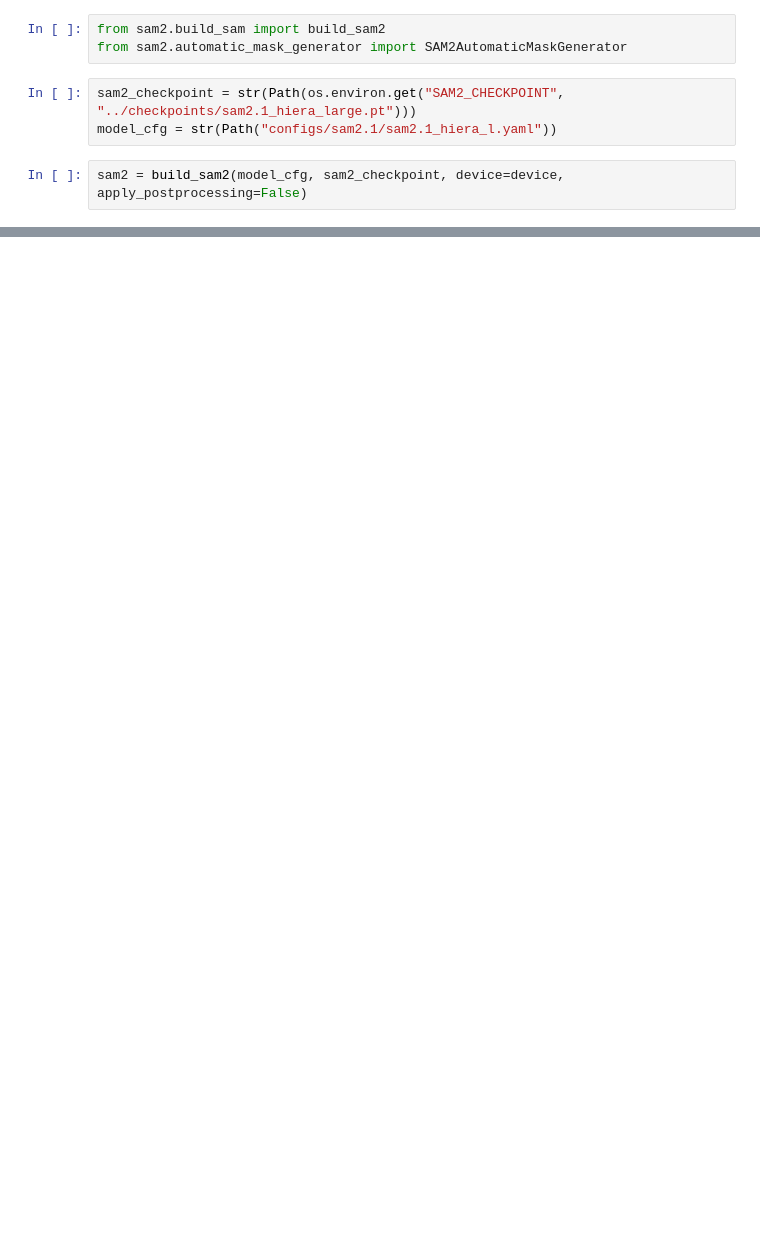
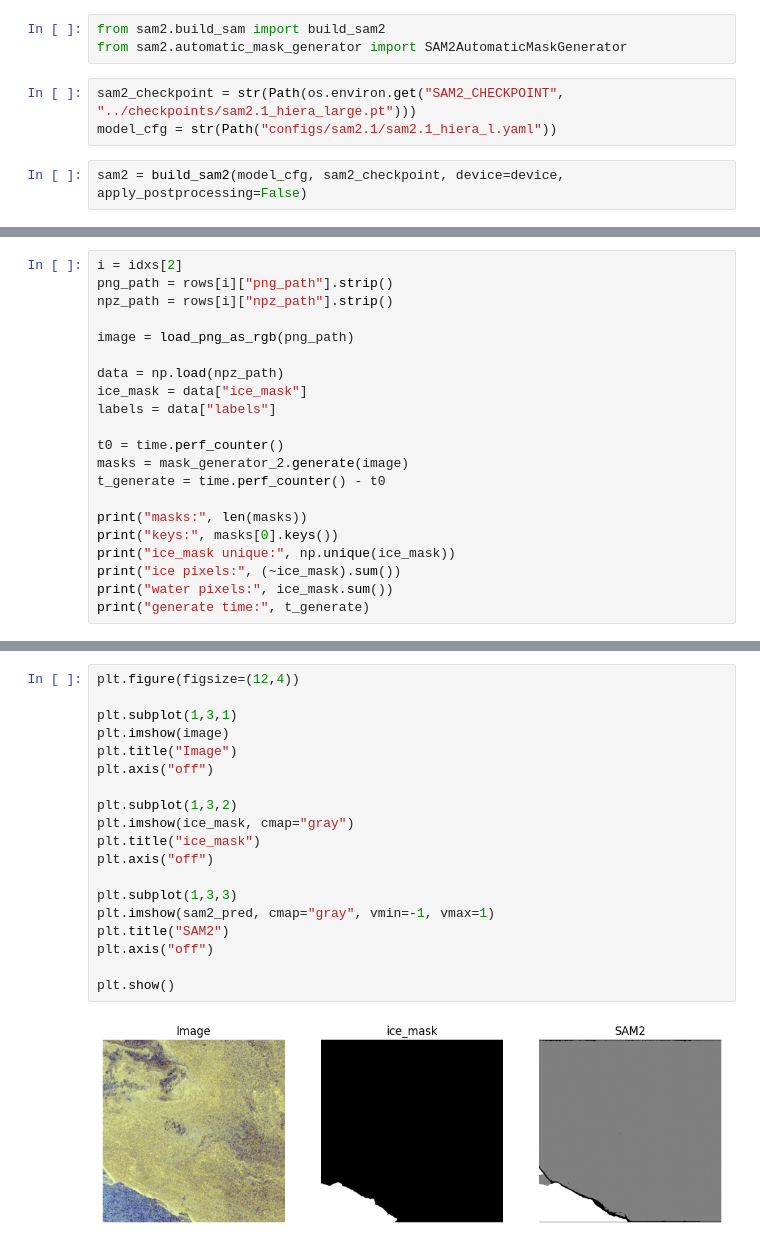
Before and after one commit to 1589presdm/sam2, a Jupyter notebook: experiments/new_metrics_added.ipynb, the cells around one changed output, grey strips where cells are left out. Drawn from its saved outputs; the diff is of its cells as text; blank space fills up the shorter version.

```diff
--- a/experiments/new_metrics_added.ipynb
+++ b/experiments/new_metrics_added.ipynb
@@ -444,0 +79,21 @@ plt.show()
+# %%
+i = idxs[2]
+png_path = rows[i]["png_path"].strip()
+npz_path = rows[i]["npz_path"].strip()
+
+image = load_png_as_rgb(png_path)
+
+data = np.load(npz_path)
+ice_mask = data["ice_mask"]
+labels = data["labels"]
+
+t0 = time.perf_counter()
+masks = mask_generator_2.generate(image)
+t_generate = time.perf_counter() - t0
+
+print("masks:", len(masks))
+print("keys:", masks[0].keys())
+print("ice_mask unique:", np.unique(ice_mask))
+print("ice pixels:", (~ice_mask).sum())
+print("water pixels:", ice_mask.sum())
+print("generate time:", t_generate)
@@ -444,0 +213,21 @@ plt.show()
+# %%
+plt.figure(figsize=(12,4))
+
+plt.subplot(1,3,1)
+plt.imshow(image)
+plt.title("Image")
+plt.axis("off")
+
+plt.subplot(1,3,2)
+plt.imshow(ice_mask, cmap="gray")
+plt.title("ice_mask")
+plt.axis("off")
+
+plt.subplot(1,3,3)
+plt.imshow(sam2_pred, cmap="gray", vmin=-1, vmax=1)
+plt.title("SAM2")
+plt.axis("off")
+
+plt.show()
+# %% [output]
+[figure, added]
```
Also changed, not shown: parts of 16 cells of this notebook, 10 other files.
